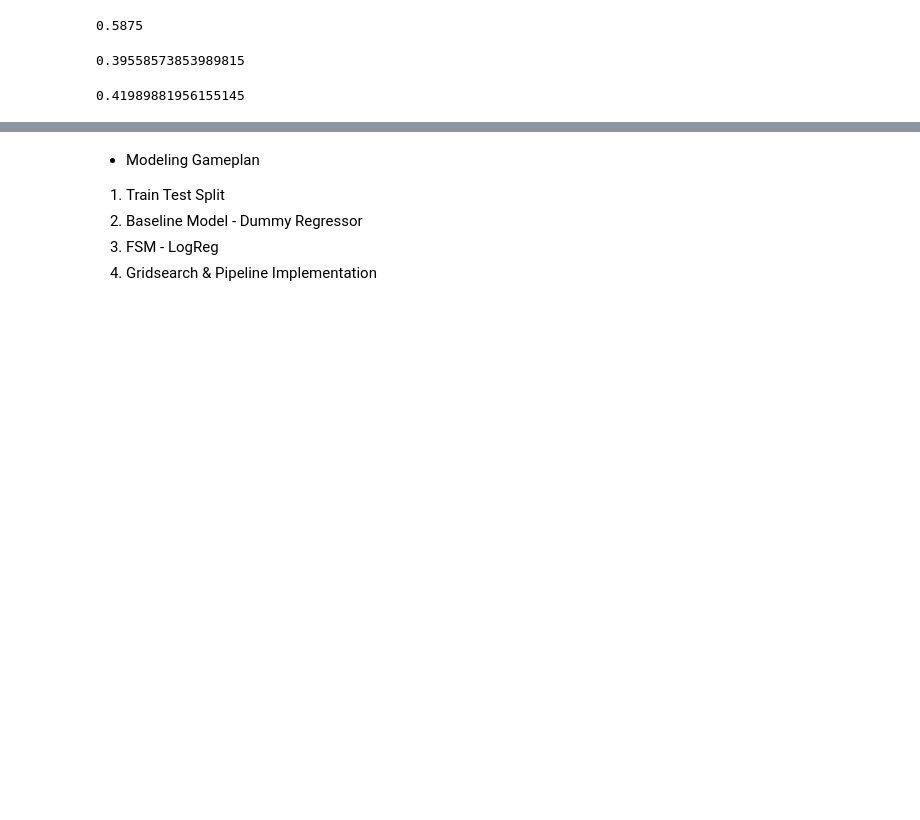
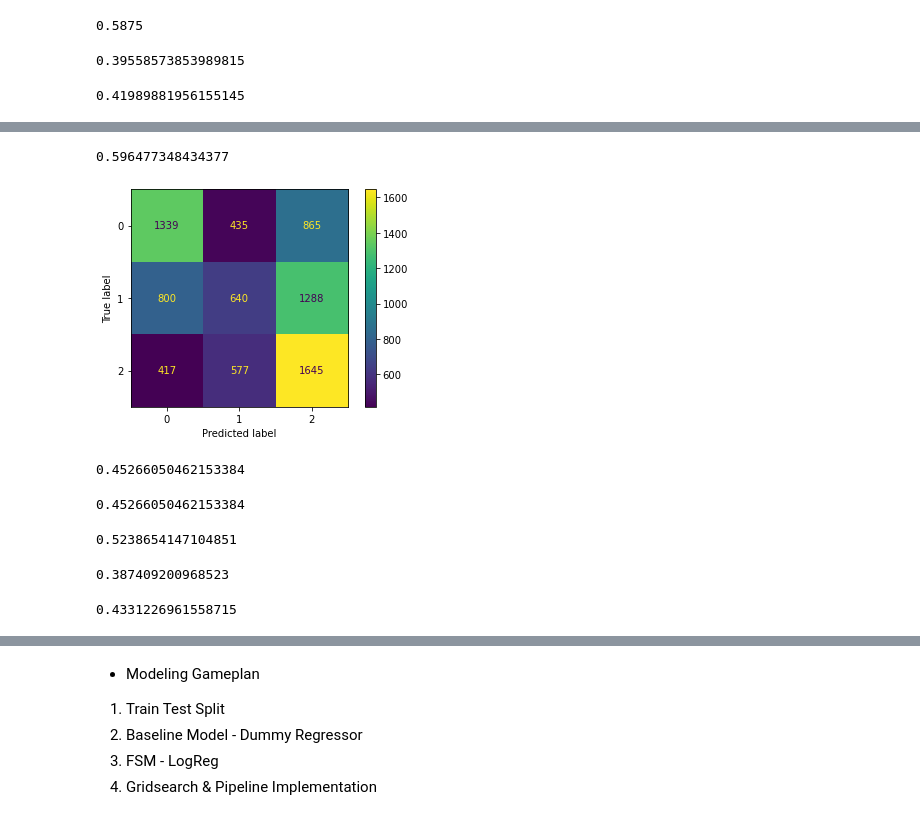
Before and after one commit to schoe4208/Airbnb-NYC-Predictive-Analysis, a Jupyter notebook: airbnb_notebook.ipynb, the cells around one changed output, grey strips where cells are left out. Drawn from its saved outputs; the diff is of its cells as text; code cells hidden in the pictures; blank space fills up the shorter version.

```diff
--- a/airbnb_notebook.ipynb
+++ b/airbnb_notebook.ipynb
@@ -1366,0 +1517,7 @@ precision_score(y_test, y_pred_best_rfc, labels=[2], average='micro')
+# %%
+#We evaluate another ensemble technique, XGBoost Classifier
+
+xgbc_model_pipe = Pipeline(steps=[('ct', CT),
+                                     ('xgbc', XGBClassifier(objective='multi:softmax', random_state=100))])
+# %%
+xgbc_model_pipe.fit(X_train, y_train)
@@ -1366,0 +1542,35 @@ precision_score(y_test, y_pred_best_rfc, labels=[2], average='micro')
+# %%
+xgbc_model_pipe.score(X_train, y_train)
+# %% [output]
+0.596477348434377
+# %%
+#Confusion Matrix of XGBoost Classifier
+
+y_pred_xgbc = xgbc_model_pipe.predict(X_test)
+cm_xgbc = confusion_matrix(y_test, y_pred_xgbc)
+
+disp_xgbc = ConfusionMatrixDisplay(confusion_matrix=cm_xgbc)
+
+disp_xgbc.plot();
+# %% [output]
+[figure, added]
+# %%
+xgbc_model_pipe.score(X_test, y_test)
+# %% [output]
+0.45266050462153384
+# %%
+accuracy_score(y_test, y_pred_xgbc)
+# %% [output]
+0.45266050462153384
+# %%
+precision_score(y_test, y_pred_xgbc, labels=[0], average='micro')
+# %% [output]
+0.5238654147104851
+# %%
+precision_score(y_test, y_pred_xgbc, labels=[1], average='micro')
+# %% [output]
+0.387409200968523
+# %%
+precision_score(y_test, y_pred_xgbc, labels=[2], average='micro')
+# %% [output]
+0.4331226961558715
```
Also changed, not shown: parts of 46 cells of this notebook.
